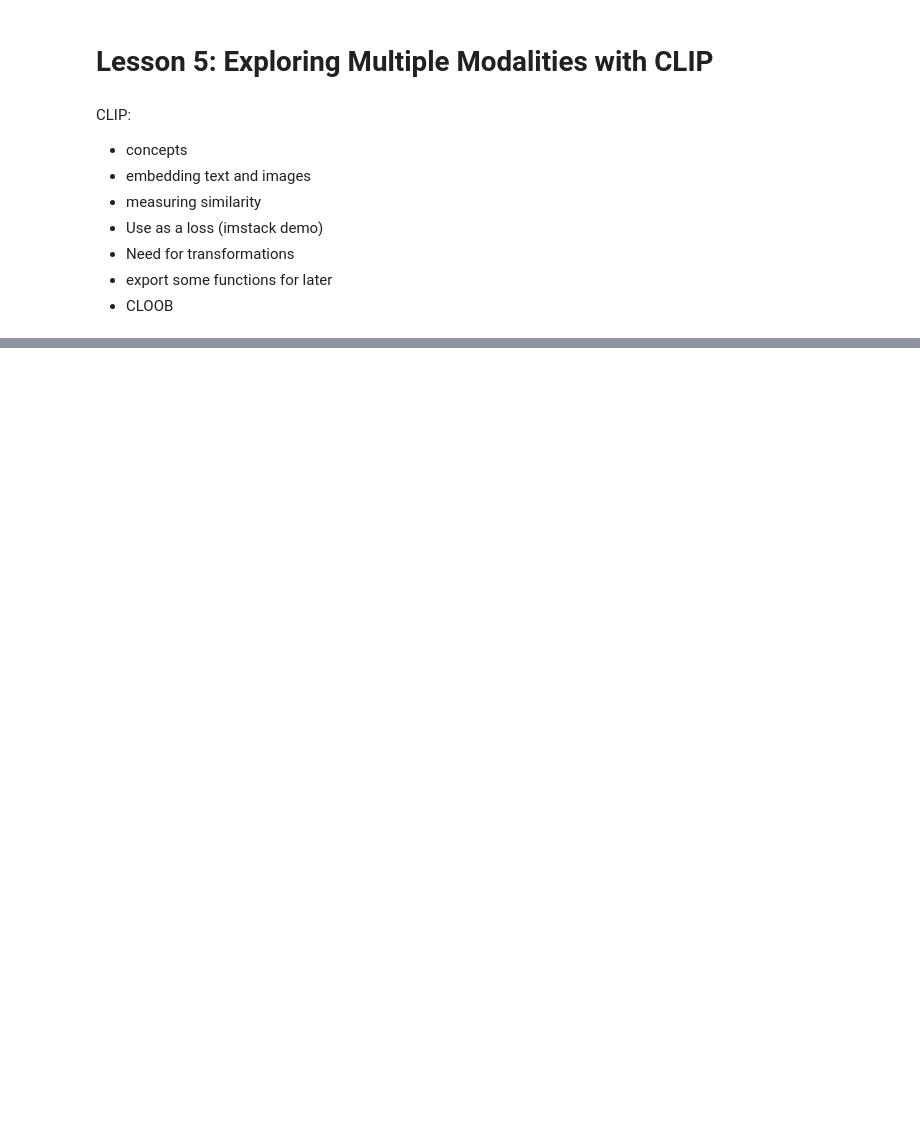
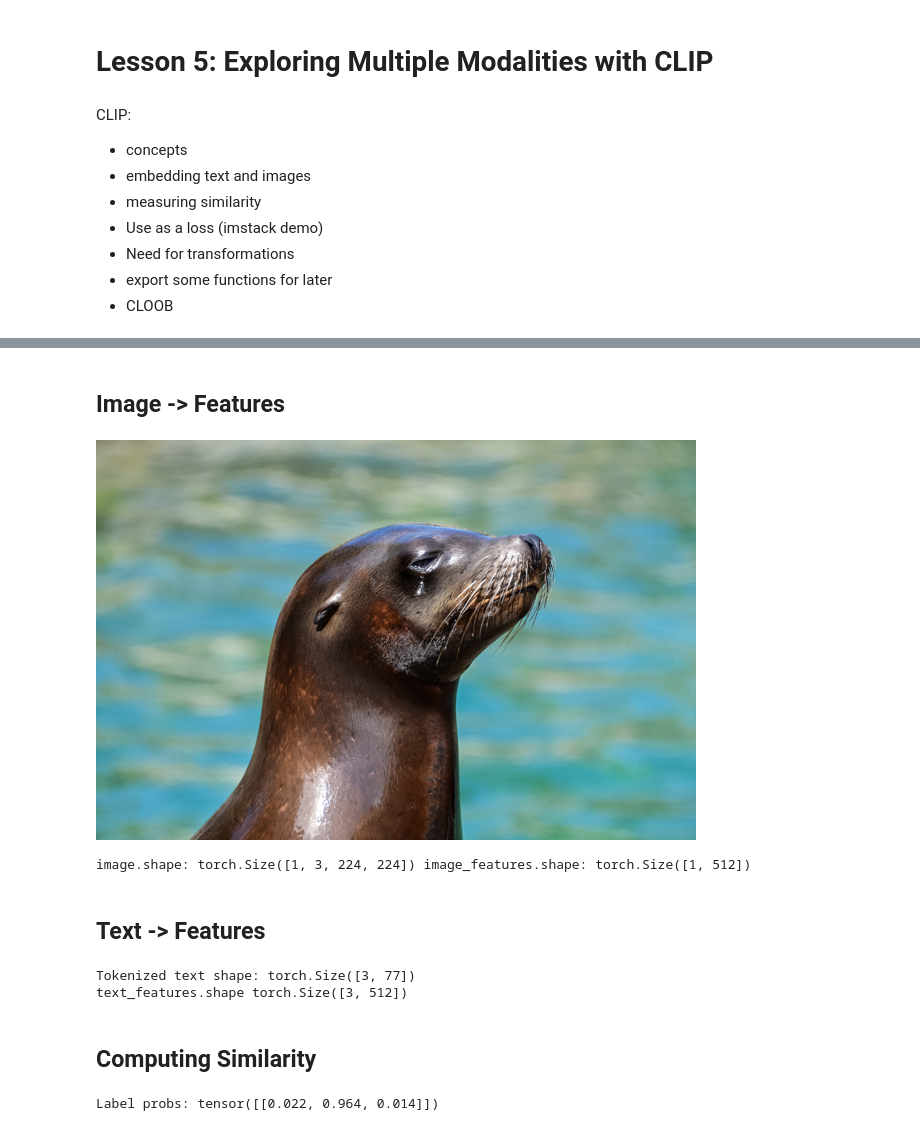
Before and after one commit to johnowhitaker/tglcourse, a Jupyter notebook: 05_CLIP.ipynb, the cells around one changed output, grey strips where cells are left out. Saved outputs shown, nothing was run; the diff lists cells and outputs as text; code cells hidden in the pictures; blank space fills up the shorter version.

```diff
--- a/05_CLIP.ipynb
+++ b/05_CLIP.ipynb
@@ -23,0 +67,41 @@ Let's load up CLIP and encode some different inputs and then see what we can do
+# %% [markdown]
+## Image -> Features
+# %%
+input_image = pil_from_url('https://images.pexels.com/photos/185032/pexels-photo-185032.jpeg?').resize((600, 400))
+input_image
+# %% [output]
+[figure, added]
+# %%
+image = preprocess(input_image).unsqueeze(0)
+with torch.no_grad(), torch.cuda.amp.autocast():
+    image_features = model.encode_image(image)
+
+print('image.shape:', image.shape, 'image_features.shape:', image_features.shape)
+# %% [output]
+image.shape: torch.Size([1, 3, 224, 224]) image_features.shape: torch.Size([1, 512])
+# %% [markdown]
+## Text -> Features
+# %%
+text = open_clip.tokenize(["a diagram", "a dog", "a cat"])
+with torch.no_grad(), torch.cuda.amp.autocast():
+    text_features = model.encode_text(text)
+
+print('Tokenized text shape:', text.shape)
+print('text_features.shape', text_features.shape)
+# %% [output]
+Tokenized text shape: torch.Size([3, 77])
+text_features.shape torch.Size([3, 512])
+# %% [markdown]
+## Computing Similarity
+# %%
+# Computing similarities
+def probability_scores(image_features, text_features):
+    image_features /= image_features.norm(dim=-1, keepdim=True)
+    text_features /= text_features.norm(dim=-1, keepdim=True)
+    text_probs = (100.0 * image_features @ text_features.T).softmax(dim=-1)
+    return text_probs
+
+torch.set_printoptions(precision=3)
+print("Label probs:", probability_scores(image_features, text_features))  # Apparently closest guess is 'a dog' - do you agree?
+# %% [output]
+Label probs: tensor([[0.022, 0.964, 0.014]])
```
Also changed, not shown: parts of 23 cells of this notebook.
